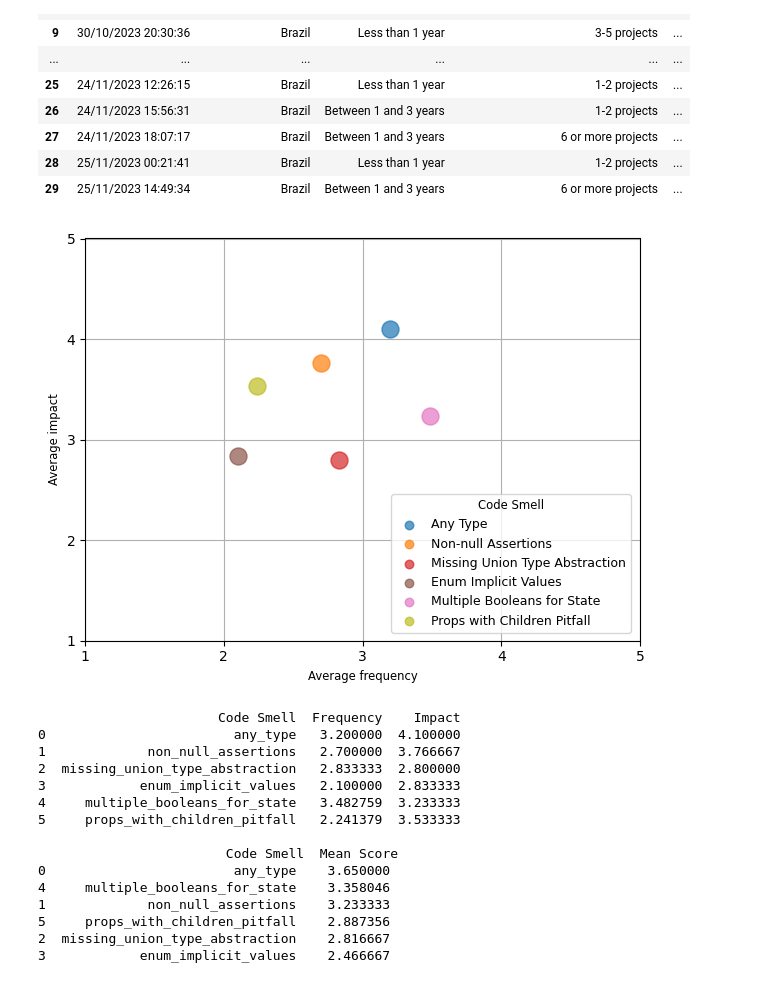
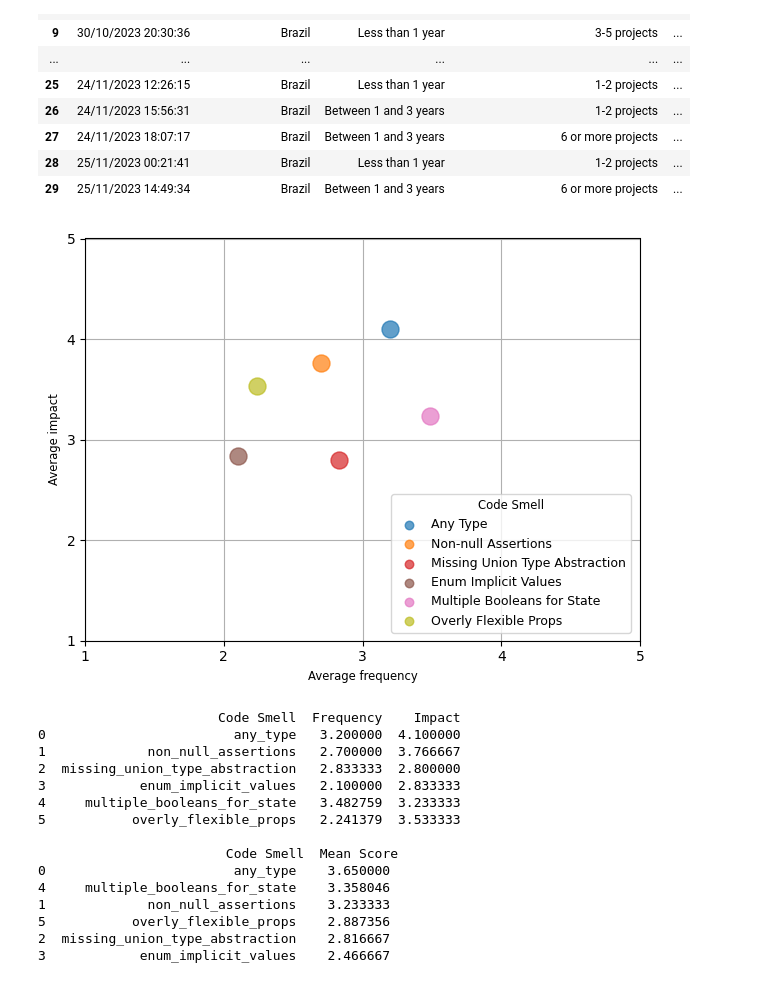
Before and after one commit to maykongsn/react-typescript-code-smells, a Jupyter notebook: survey/code-smells-react-ts.ipynb, the cells around one changed output. Cells and saved outputs as stored; diff of their text form; code cells hidden in the pictures.

```diff
--- a/survey/code-smells-react-ts.ipynb
+++ b/survey/code-smells-react-ts.ipynb
@@ -35,57 +35,56 @@ scale_impact = {'Very low': 1, 'Low': 2, 'Moderate': 3, 'High': 4, 'Very high':
 
 code_smells = [
     'any_type', 'non_null_assertions', 'missing_union_type_abstraction',
-    'enum_implicit_values', 'multiple_booleans_for_state', 'props_with_children_pitfall'
+    'enum_implicit_values', 'multiple_booleans_for_state', 'overly_flexible_props'
 ]
 
 mean_data = []
 mean_scores = []
 for smell in code_smells:
     frequency = df[f'{smell}_frequency'].map(scale_frequency).mean()
     impact = df[f'{smell}_negative_impact'].map(scale_impact).mean()
     mean_data.append({'Code Smell': smell, 'Frequency': frequency, 'Impact': impact})
     mean_scores.append({'Code Smell': smell, 'Mean Score': (frequency + impact)/2})
 
 mean_df = pd.DataFrame(mean_data)
 mean_scores_df = pd.DataFrame(mean_scores)
 
 legend_data = []
 
 for i, smell in enumerate(mean_df['Code Smell']):
     color = plt.cm.tab10(i / float(len(code_smells)))
-    plt.scatter(mean_df.loc[i, 'Frequency'], mean_df.loc[i, 'Impact'], s=150, c=[color], alpha=0.7,
-                label=smell)
+    plt.scatter(mean_df.loc[i, 'Frequency'], mean_df.loc[i, 'Impact'], s=150, c=[color], alpha=0.7, label=smell)
 
 plt.xlabel('Average frequency', fontsize="small")
 plt.ylabel('Average impact', fontsize="small")
 plt.grid(True)
 plt.xlim(1, 5)
 plt.ylim(1, 5)
 plt.xticks(range(1, 6))
 plt.yticks(range(1, 6))
 
-custom_labels = ['Any Type', 'Non-null Assertions', 'Missing Union Type Abstraction', 'Enum Implicit Values',
-                 'Multiple Booleans for State', 'Props with Children Pitfall']
+custom_labels = ['Any Type', 'Non-null Assertions', 'Missing Union Type Abstraction',
+                'Enum Implicit Values', 'Multiple Booleans for State', 'Overly Flexible Props']
 plt.legend(loc='upper left', title='Code Smell', title_fontsize='small', fontsize='9', bbox_to_anchor=(0.54, 0.38), labels=custom_labels, scatterpoints=1, markerscale=0.5)
 plt.tight_layout()
 plt.savefig('scatter_plot.png')
 
 plt.show()
 print(mean_df, "\n\n", mean_scores_df.sort_values(by='Mean Score', ascending=False))
 # %% [output]
-[figure, old version]
+[figure, new version]
                        Code Smell  Frequency    Impact
 0                        any_type   3.200000  4.100000
 1             non_null_assertions   2.700000  3.766667
 2  missing_union_type_abstraction   2.833333  2.800000
 3            enum_implicit_values   2.100000  2.833333
 4     multiple_booleans_for_state   3.482759  3.233333
-5     props_with_children_pitfall   2.241379  3.533333
+5           overly_flexible_props   2.241379  3.533333
 
                         Code Smell  Mean Score
 0                        any_type    3.650000
 4     multiple_booleans_for_state    3.358046
 1             non_null_assertions    3.233333
-5     props_with_children_pitfall    2.887356
+5           overly_flexible_props    2.887356
 2  missing_union_type_abstraction    2.816667
 3            enum_implicit_values    2.466667
```
Also changed, not shown: 8 other files.
